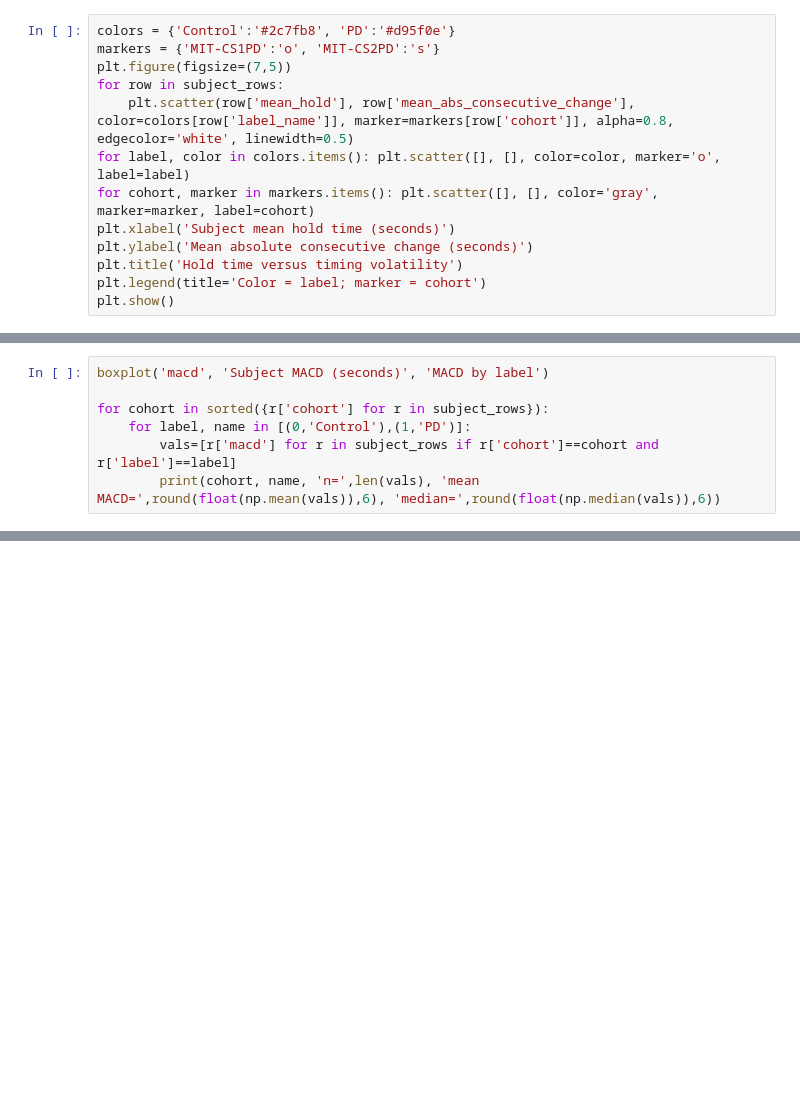
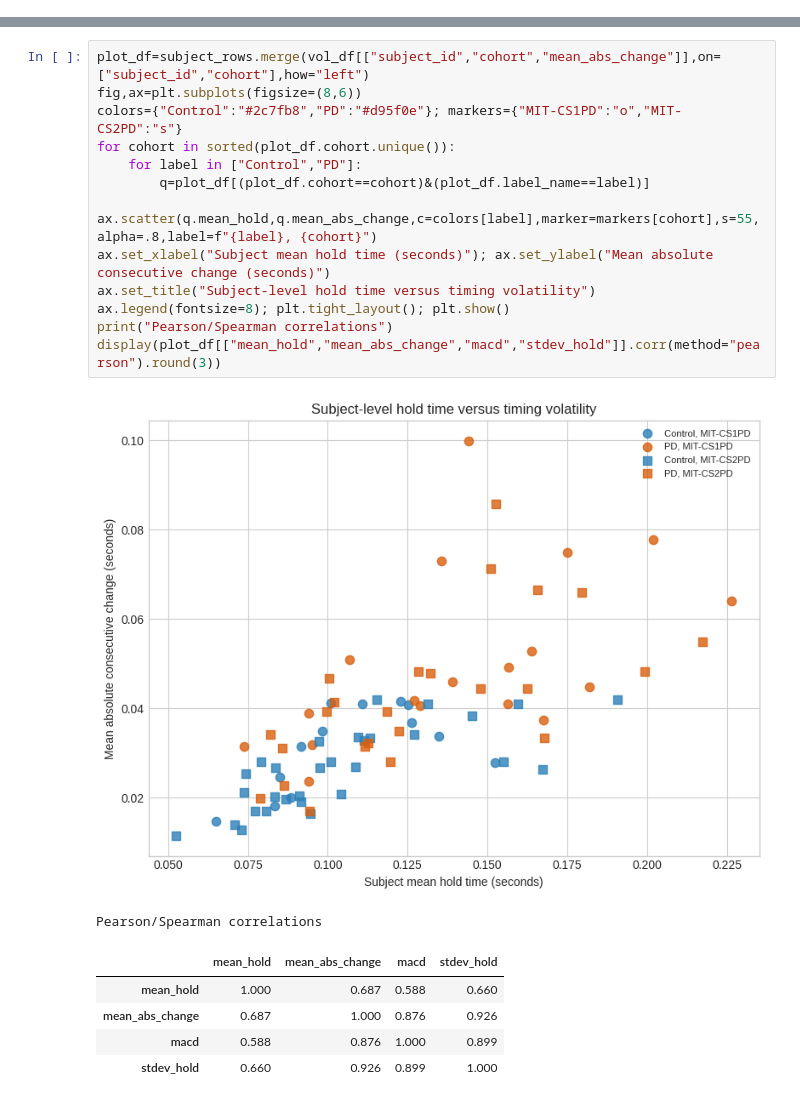
Before and after one commit to CS-HARSHA/PARKINSONS-DISEASE-PREDICTOR, a Jupyter notebook: notebooks/01_explore_data.ipynb, the cells around one changed output, grey strips where cells are left out. Saved outputs shown, nothing was run; the diff lists cells and outputs as text; blank space fills up the shorter version.

```diff
--- a/notebooks/01_explore_data.ipynb
+++ b/notebooks/01_explore_data.ipynb
@@ -36,13 +185,0 @@ Each point is one subject. The x-axis is average hold time and the y-axis is ave
-# %%
-colors = {'Control':'#2c7fb8', 'PD':'#d95f0e'}
-markers = {'MIT-CS1PD':'o', 'MIT-CS2PD':'s'}
-plt.figure(figsize=(7,5))
-for row in subject_rows:
-    plt.scatter(row['mean_hold'], row['mean_abs_consecutive_change'], color=colors[row['label_name']], marker=markers[row['cohort']], alpha=0.8, edgecolor='white', linewidth=0.5)
-for label, color in colors.items(): plt.scatter([], [], color=color, marker='o', label=label)
-for cohort, marker in markers.items(): plt.scatter([], [], color='gray', marker=marker, label=cohort)
-plt.xlabel('Subject mean hold time (seconds)')
-plt.ylabel('Mean absolute consecutive change (seconds)')
-plt.title('Hold time versus timing volatility')
-plt.legend(title='Color = label; marker = cohort')
-plt.show()
@@ -53,7 +185,0 @@ MACD restricts consecutive changes to the upper hold-time corridor, defined per
-# %%
-boxplot('macd', 'Subject MACD (seconds)', 'MACD by label')
-
-for cohort in sorted({r['cohort'] for r in subject_rows}):
-    for label, name in [(0,'Control'),(1,'PD')]:
-        vals=[r['macd'] for r in subject_rows if r['cohort']==cohort and r['label']==label]
-        print(cohort, name, 'n=',len(vals), 'mean MACD=',round(float(np.mean(vals)),6), 'median=',round(float(np.median(vals)),6))
@@ -63,0 +186,21 @@ If PD subjects show larger or more variable consecutive hold-time changes and th
+# %%
+plot_df=subject_rows.merge(vol_df[["subject_id","cohort","mean_abs_change"]],on=["subject_id","cohort"],how="left")
+fig,ax=plt.subplots(figsize=(8,6))
+colors={"Control":"#2c7fb8","PD":"#d95f0e"}; markers={"MIT-CS1PD":"o","MIT-CS2PD":"s"}
+for cohort in sorted(plot_df.cohort.unique()):
+    for label in ["Control","PD"]:
+        q=plot_df[(plot_df.cohort==cohort)&(plot_df.label_name==label)]
+        ax.scatter(q.mean_hold,q.mean_abs_change,c=colors[label],marker=markers[cohort],s=55,alpha=.8,label=f"{label}, {cohort}")
+ax.set_xlabel("Subject mean hold time (seconds)"); ax.set_ylabel("Mean absolute consecutive change (seconds)")
+ax.set_title("Subject-level hold time versus timing volatility")
+ax.legend(fontsize=8); plt.tight_layout(); plt.show()
+print("Pearson/Spearman correlations")
+display(plot_df[["mean_hold","mean_abs_change","macd","stdev_hold"]].corr(method="pearson").round(3))
+# %% [output]
+[figure, added]
+Pearson/Spearman correlations
+|  | mean_hold | mean_abs_change | macd | stdev_hold |
+| mean_hold | 1.000 | 0.687 | 0.588 | 0.660 |
+| mean_abs_change | 0.687 | 1.000 | 0.876 | 0.926 |
+| macd | 0.588 | 0.876 | 1.000 | 0.899 |
+| stdev_hold | 0.660 | 0.926 | 0.899 | 1.000 |
```
Also changed, not shown: parts of 26 cells of this notebook, 1 other file.
